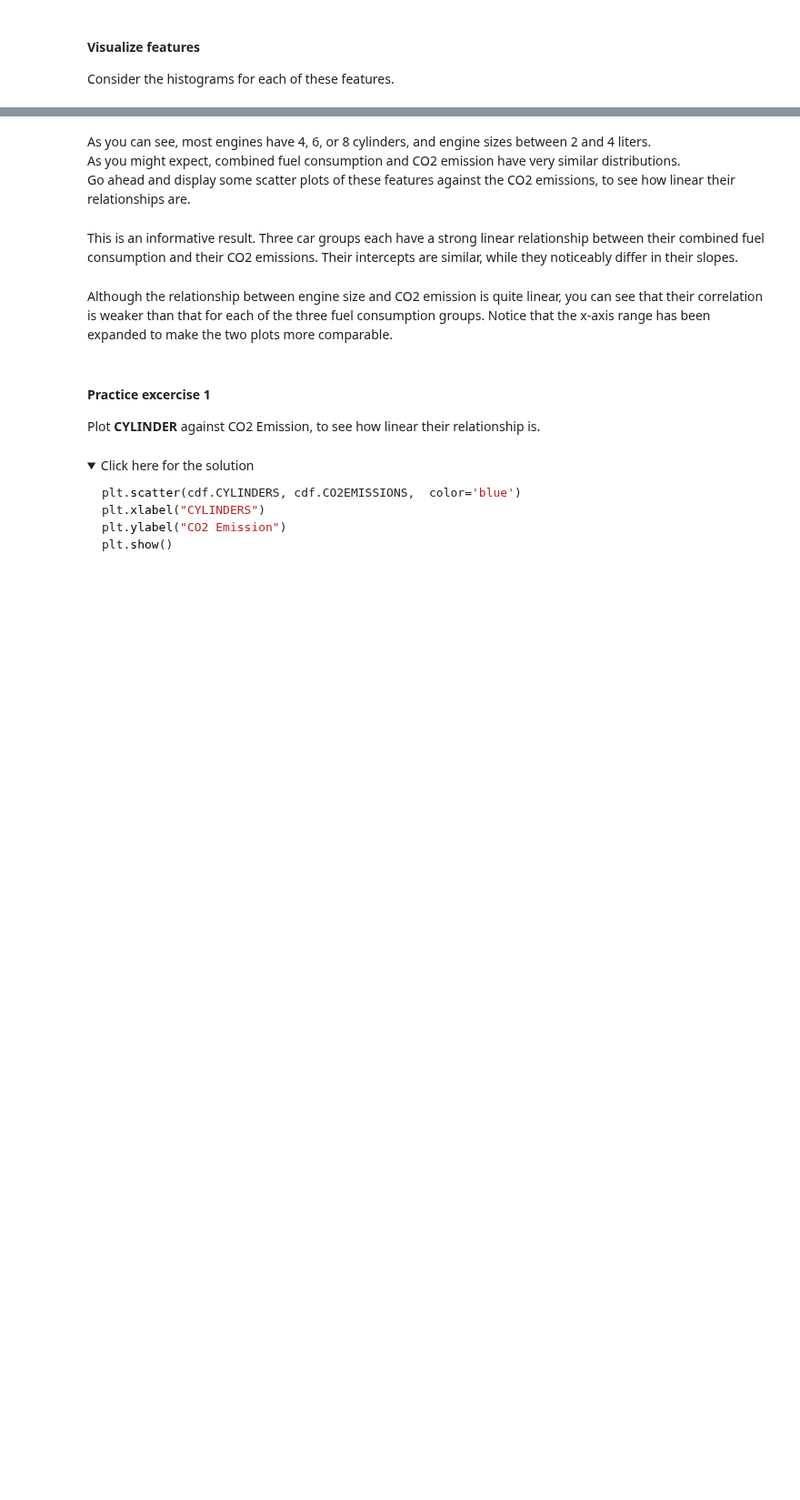
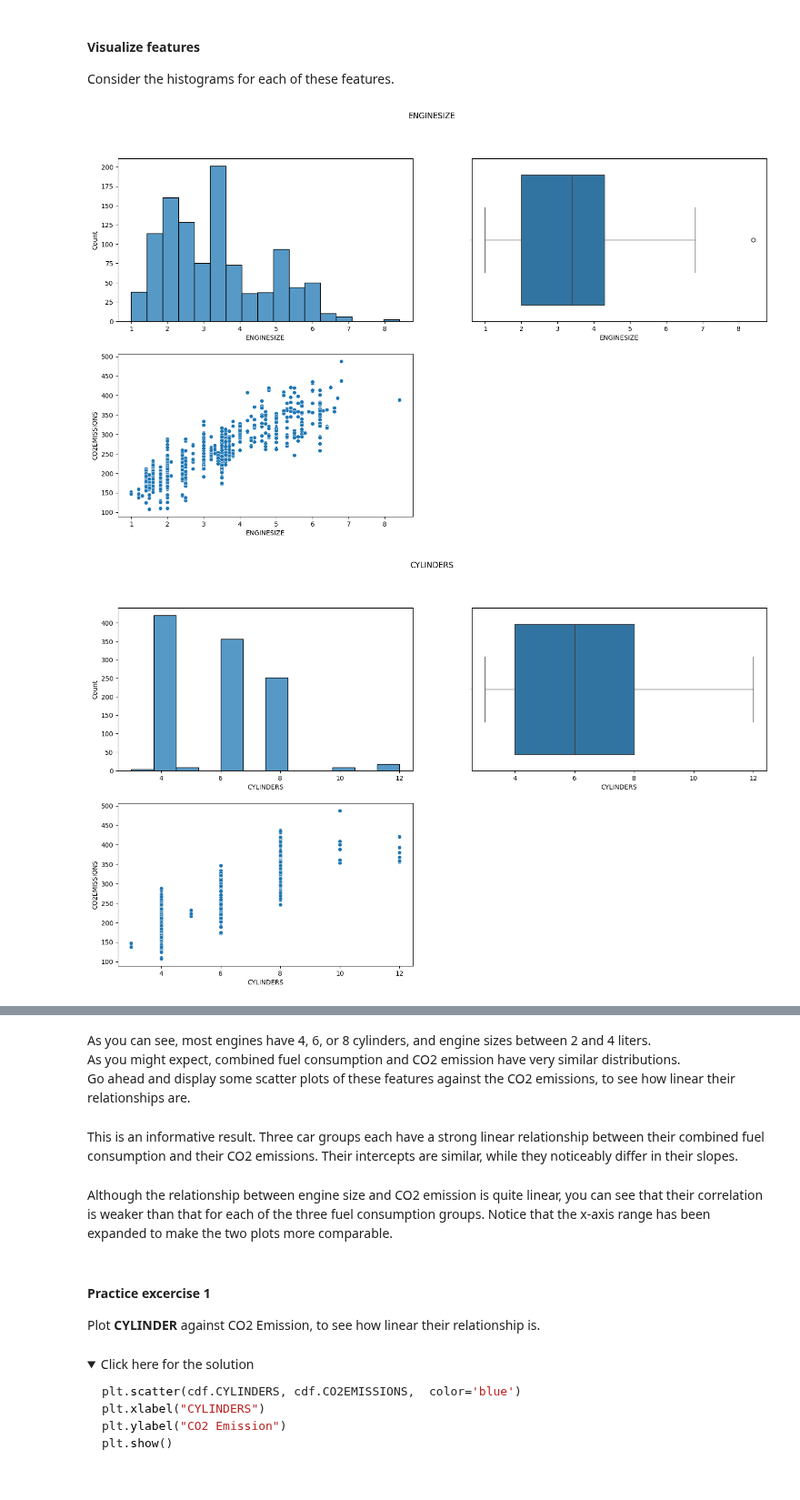
Before and after one commit to fateme-alk/learning, a Jupyter notebook: regression/Simple_Linear_Regression_v1.ipynb, the cells around one changed output, grey strips where cells are left out. Shown at 91% size. Drawn from its saved outputs; the diff is of its cells as text; code cells hidden in the pictures; folded sections open; blank space fills up the shorter version.

```diff
--- a/regression/Simple_Linear_Regression_v1.ipynb
+++ b/regression/Simple_Linear_Regression_v1.ipynb
@@ -164,0 +174,13 @@ plt.show()
+# %%
+def draw_plot(df, feature, target):
+  plt.figure(figsize=(18, 10), frameon=False)
+  plt.suptitle(feature)
+
+  plt.subplot(2, 2, 1)
+  sns.histplot(df, x=feature)
+
+  plt.subplot(2, 2, 2)
+  sns.boxplot(df, x=feature)
+
+  plt.subplot(2, 2, 3)
+  sns.scatterplot(df, x=feature, y=target)
@@ -164,0 +216,6 @@ plt.show()
+# %%
+for feature in cdf.columns:
+  draw_plot(cdf, feature, 'CO2EMISSIONS')
+# %% [output]
+[figure, added]
+[figure, added]
```
Also changed, not shown: parts of 35 cells of this notebook.
